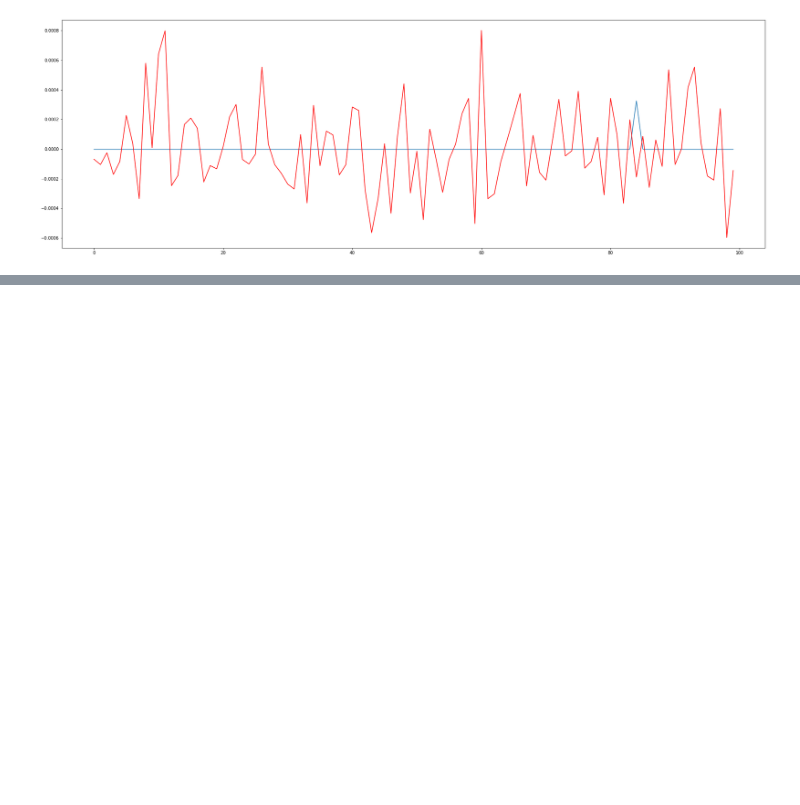
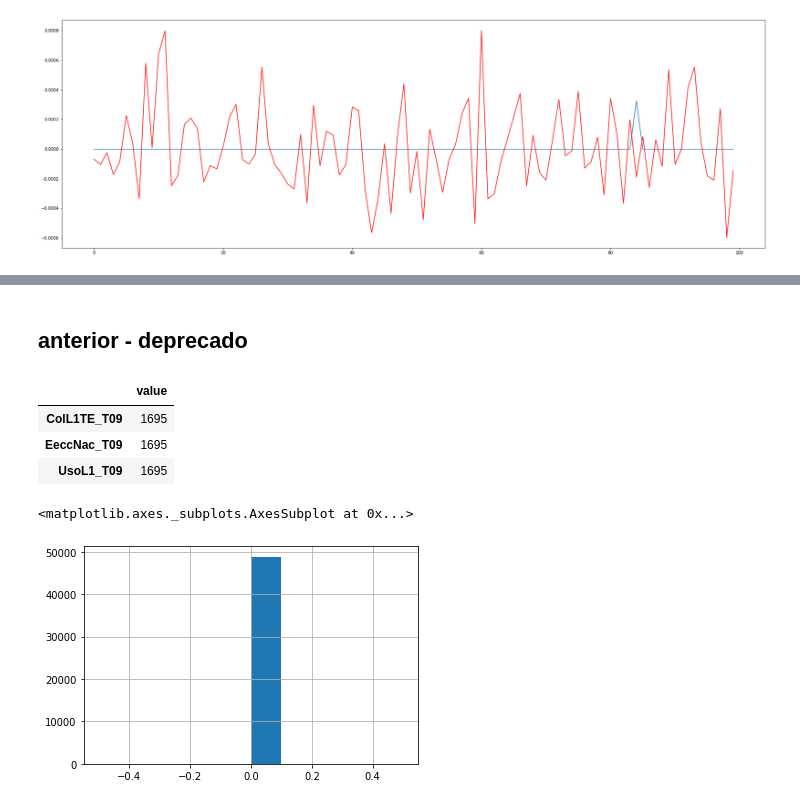
Before and after one commit to Maxibrionest/MachineLearning, a Jupyter notebook: Entrega2/Entrega2.ipynb, the cells around one changed output, grey strips where cells are left out. Saved outputs shown, nothing was run; the diff lists cells and outputs as text; code cells hidden in the pictures; blank space fills up the shorter version.

```diff
--- a/Entrega2/Entrega2.ipynb
+++ b/Entrega2/Entrega2.ipynb
@@ -904,0 +1461,2 @@ plt.show()
+# %% [markdown]
+## anterior - deprecado
@@ -904,0 +1466,16 @@ plt.show()
+# %%
+helper_2[helper_2.value > 0]
+# %% [output]
+|  | value |
+| ColL1TE_T09 | 1695 |
+| EeccNac_T09 | 1695 |
+| UsoL1_T09 | 1695 |
+# %%
+df_3 = df_2.copy()
+knn_imputer_1 = KNNImputer(n_neighbors=4, weights="uniform")
+df_3[['ColL1TE_T09', 'EeccNac_T09', 'UsoL1_T09']] = knn_imputer_1.fit_transform(df_3[['ColL1TE_T09', 'EeccNac_T09', 'UsoL1_T09']])
+# %%
+df_3.isna().sum(axis=1).hist()
+# %% [output]
+<matplotlib.axes._subplots.AxesSubplot at 0x...>
+[figure, added]
```
Also changed, not shown: parts of 58 cells of this notebook.
